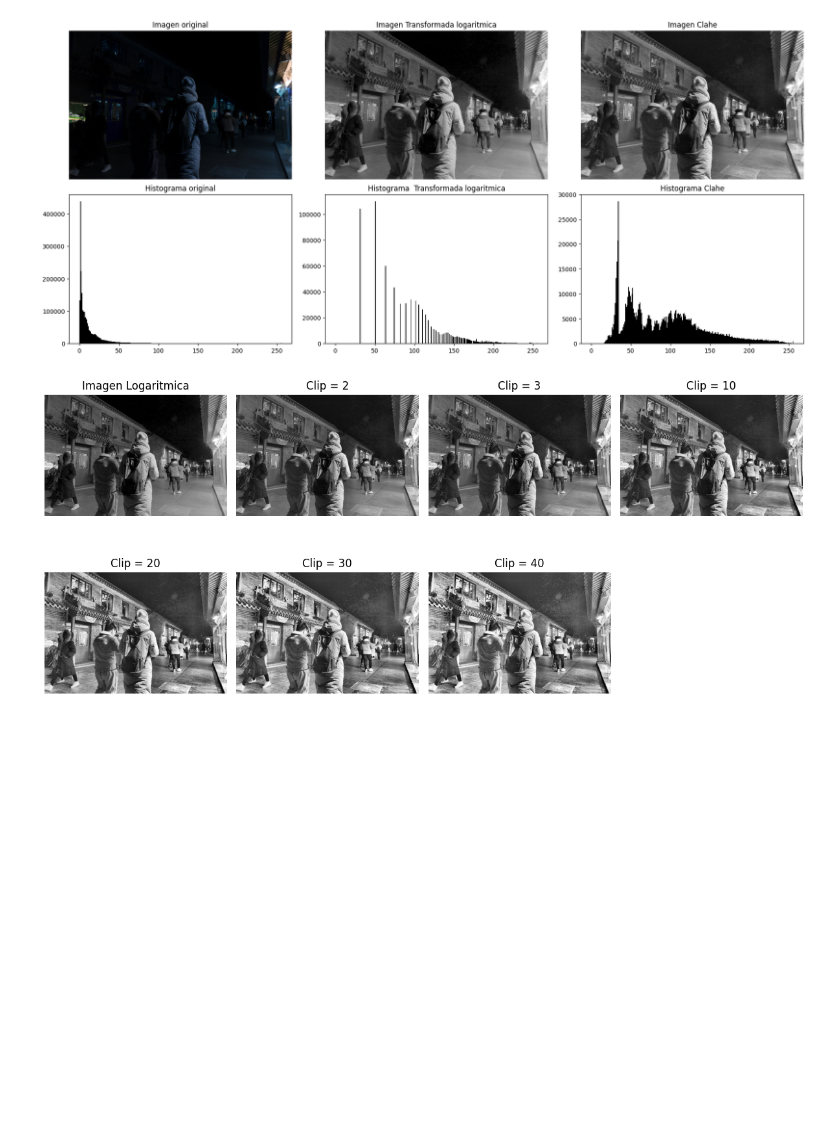
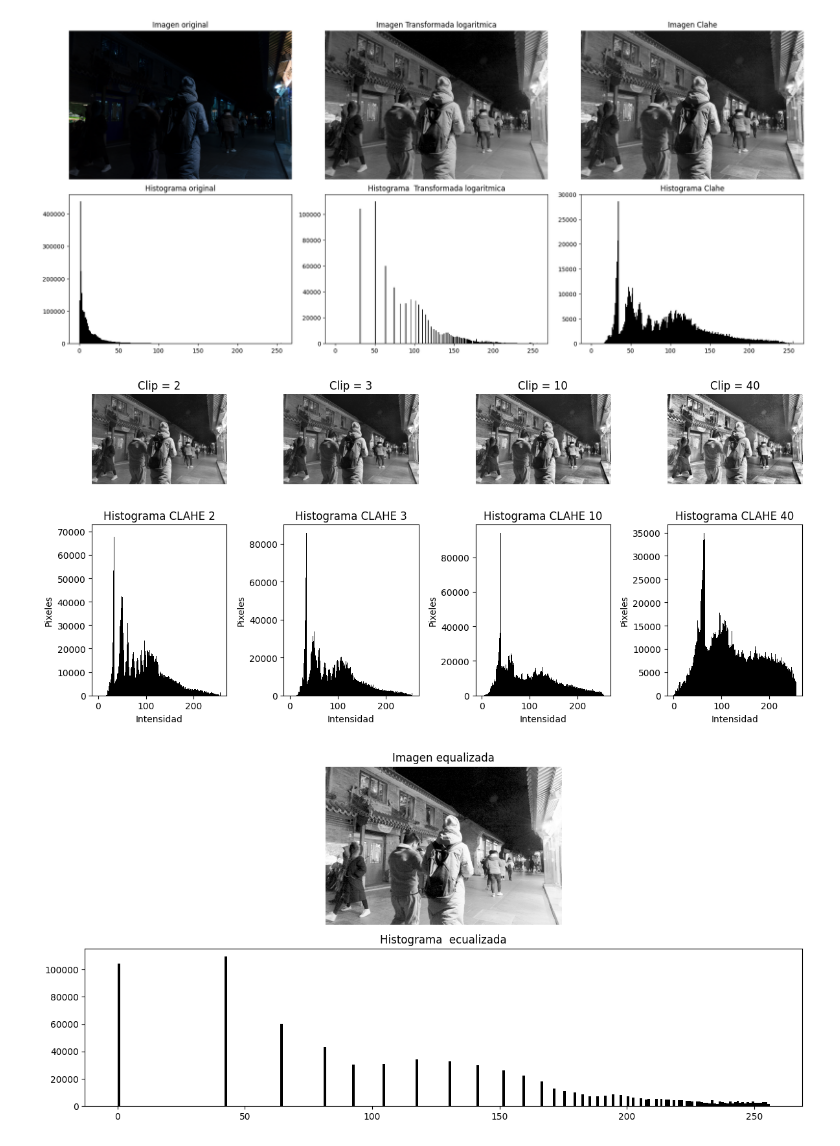
Before and after one commit to jllleyton/Master-Unir, a Jupyter notebook: Vision Artificial/Actividad1/imagenes/caso 1/caso1.ipynb, the cells around one changed output. Drawn from its saved outputs; the diff is of its cells as text; code cells hidden in the pictures; blank space fills up the shorter version.

```diff
--- a/Vision Artificial/Actividad1/imagenes/caso 1/caso1.ipynb
+++ b/Vision Artificial/Actividad1/imagenes/caso 1/caso1.ipynb
@@ -66,7 +66,7 @@ import cv2
 import numpy as np
 
 # Leer la imagen y convertirla a escala de grises
-I_gray_log = cv2.imread('Imagen2__logaritmica.png', cv2.IMREAD_GRAYSCALE)
+I_gray_log = cv2.imread('Imagen1_logaritmica.png', cv2.IMREAD_GRAYSCALE)
 
 # Verificar si la imagen se cargó correctamente
 if I_gray_log is None:
@@ -89,7 +89,7 @@ else:
     plt.subplot(1, 2, 2)
     plt.imshow(img_clahe, cmap="gray") # Added cmap="gray" for consistent display
     plt.title("Imagen clahe")
-    cv2.imwrite("Imagen2_logaritmica_clahe.png", img_clahe)
+    cv2.imwrite("Imagen1_logaritmica_clahe.png", img_clahe)
     plt.axis("off")
 
     plt.tight_layout()
@@ -186,39 +186,64 @@ plt.close()
 # %%
 
 import matplotlib.pyplot as plt
 import cv2
 import numpy as np
-clipLimits = [2,3,10,20,30,40]
+clipLimits = [2,3,10,40]
 # Mostrar la imagen original y la ecualizada
 plt.figure(figsize=(12, 6))
 
+image_original = cv2.imread("Imagen1_original.png", cv2.COLOR_BGR2RGB)
+image_log = cv2.imread("Imagen1_logaritmica.png", cv2.COLOR_BGR2RGB)
+
+
 # Leer la imagen y convertirla a escala de grises
-I_gray_log = cv2.imread('Imagen2__logaritmica.png', cv2.IMREAD_GRAYSCALE)
+I_gray_log = cv2.imread('imagen1_logaritmica.png', cv2.IMREAD_GRAYSCALE)
 img_clahes= []
 # Verificar si la imagen se cargó correctamente
 if I_gray_log is None:
     print("Error: No se pudo cargar la imagen 'Imagen2_logaritmica.png'. Por favor, verifica la ruta y el nombre del archivo.")
 else:
-  for i, clip in enumerate(clipLimits, start=2):
+  for i, clip in enumerate(clipLimits, start=1):
       clahe = cv2.createCLAHE(clipLimit=clip, tileGridSize=(8, 8))
-      img_clahe = clahe.apply(I_gray_log)
+      img_clahe = clahe.apply(image_log)
 
       # Mostrar la imagen transformada
       plt.subplot(2, 4, i)
       plt.title(f"Clip = {clip}")
       plt.imshow(img_clahe, cmap='gray')
+      plt.axis("off")
       img_clahes.append(img_clahe)
-      filename = f"imagen4_clahe_{clip}.png"
+      filename = f"imagen1_clahe_{clip}.png"
       cv2.imwrite(filename, img_clahe)
-      plt.axis('off')
+      plt.subplot(2, 4, i+4)
+      img_clahe_rgb = cv2.cvtColor(img_clahe, cv2.COLOR_GRAY2RGB)
 
-  # Imagen original
-  plt.subplot(2, 4, 1)
-  plt.imshow(I_gray_log,cmap="gray")
-  plt.title("Imagen Logaritmica")
-  plt.axis("off")
-  # Ajustar diseño y mostrar la cuadrícula
-  plt.tight_layout()
-  plt.show()
+      plt.hist(img_clahe_rgb.ravel(), bins=256, range=(0, 256), color='black')
+      titlehist = f"Histograma CLAHE {clip}"
+      filenamehist = f"Histograma_imagen1_CLAHE_{clip}.png"
+      plt.title(titlehist)
+      plt.xlabel("Intensidad")
+      plt.ylabel("Pixeles")
+      plt.savefig(filenamehist)
+img_eq =cv2.equalizeHist(image_log)
+
+# Ajustar diseño y mostrar la cuadrícula
+plt.tight_layout()
+plt.show()
+# Mostrar la imagen original y la ecualizada
+plt.figure(figsize=(12, 6))
+# Imagen multi
+plt.subplot(2,1, 1)
+plt.imshow(img_eq, cmap="gray")
+cv2.imwrite("Imagen1_equalizada.png", img_eq)
+plt.title("Imagen equalizada")
+plt.axis("off")
+plt.subplot(2, 1, 2)
+plt.title("Histograma  ecualizada")
+plt.hist(img_eq.ravel(), bins=256, range=(0, 256), color='black')
+# Ajustar diseño y mostrar la cuadrícula
+plt.tight_layout()
+plt.show()
 # %% [output]
-[figure, old version]
+[figure, new version]
+[figure, added]
```
Also changed, not shown: parts of 2 cells of this notebook.
